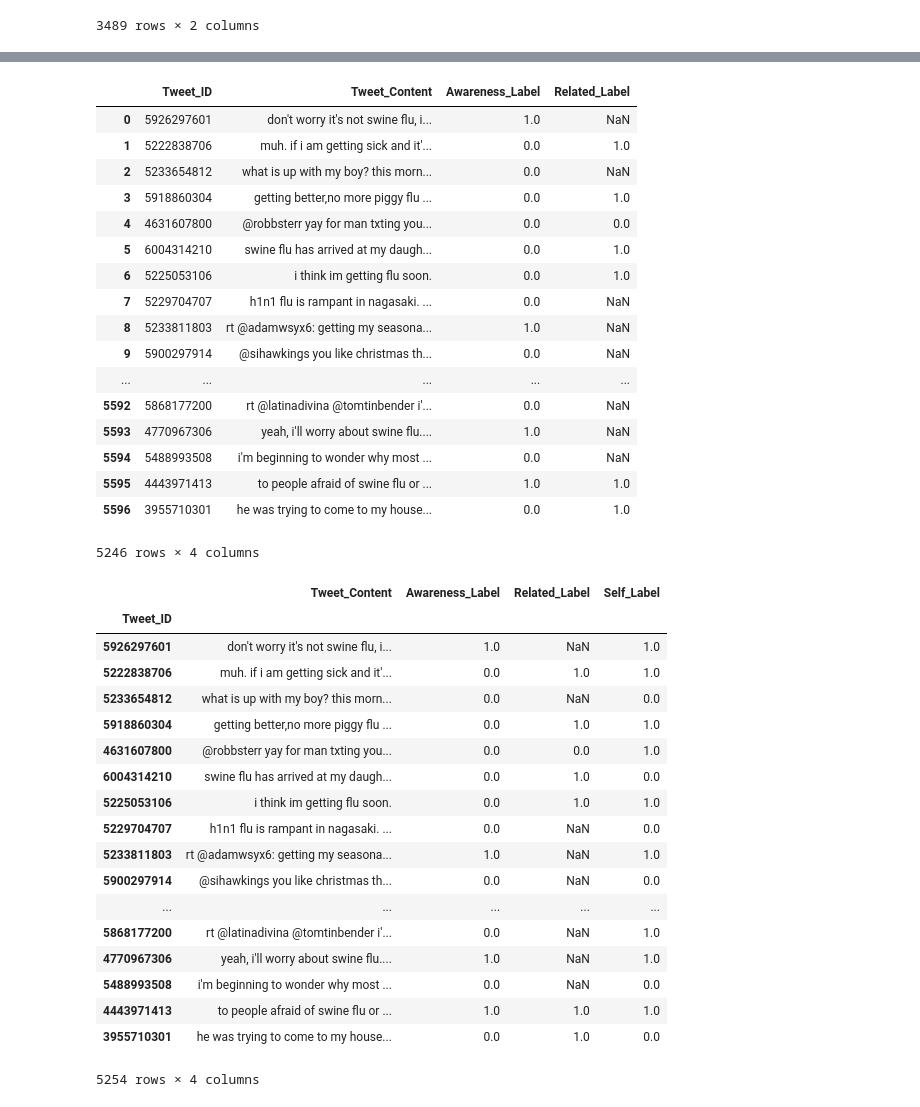
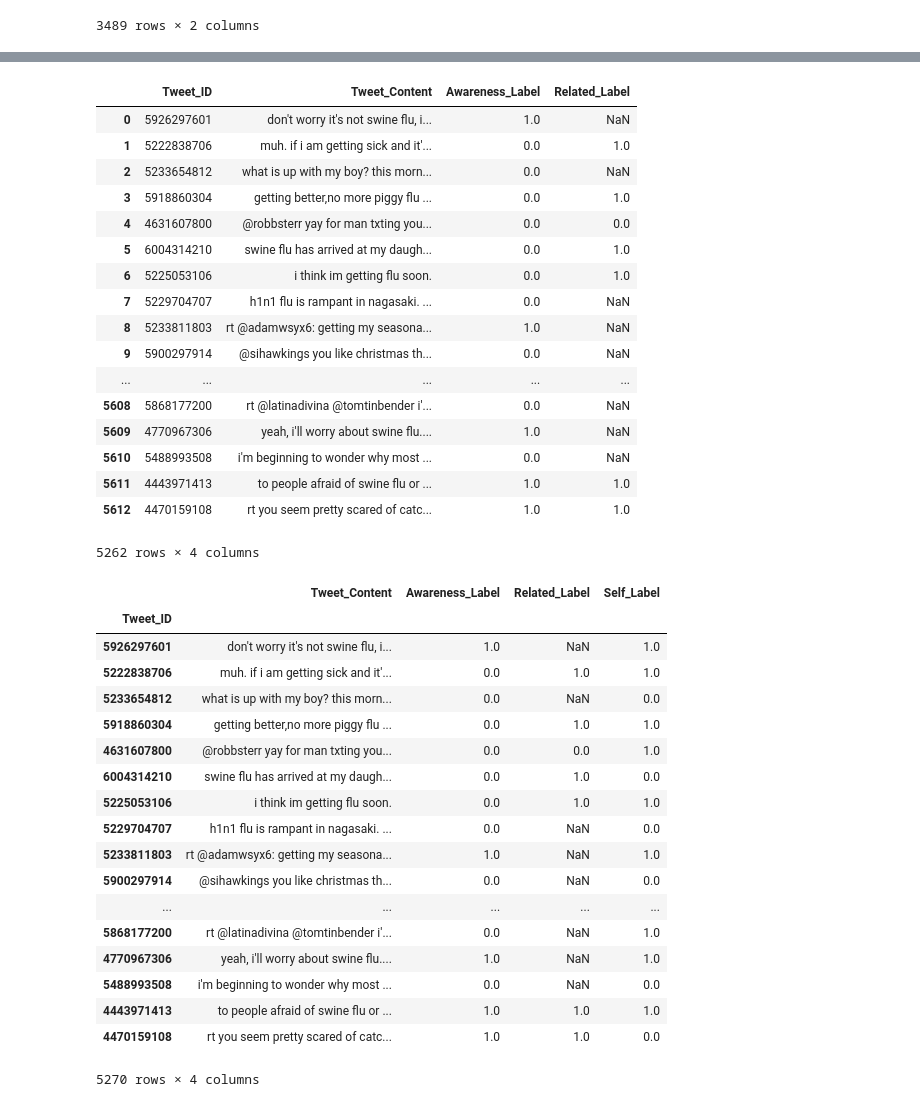
Before and after one commit to stassyvichev/w266-final-project, a Jupyter notebook: Data-Processing-for-Labeled-and-Unlabeled-Tweets.ipynb, the cells around one changed output, grey strips where cells are left out. Cells and saved outputs as stored; diff of their text form; code cells hidden in the pictures.

Commit message:
fixed tweet content files

```diff
--- a/Data-Processing-for-Labeled-and-Unlabeled-Tweets.ipynb
+++ b/Data-Processing-for-Labeled-and-Unlabeled-Tweets.ipynb
@@ -207,9 +207,9 @@ aggregateColoradoLabelData_SvO
 | 1187 | 4814312602 | 1 |
 3489 rows × 2 columns
 # %%
-tweetContentFiles = ["AwarenessVsInfection2009TweetIDs_text.txt", "AwarenessVsInfection2012TweetIDs_text.txt", \
+tweetContentFiles = ["AwarenessVsInfection2009TweetIDs_text.txt", "AwarenessVsInfection2012TweetIDs_text_FIXED.txt", \
                      "RelatedVsNotRelated2009TweetIDs_text.txt", "RelatedVsNotRelated2012TweetIDs_text_FIXED.txt", \
-                     "SelfVsOthers2009TweetIDs_text.txt", "SelfVsOthers2012TweetIDs_text.txt"]
+                     "SelfVsOthers2009TweetIDs_text.txt", "SelfVsOthers2012TweetIDs_text_FIXED.txt"]
 # %%
 tweetDataColumns = ["Tweet_ID","Tweet_Content","Blank_Label"]
 i=0
@@ -299,12 +299,12 @@ labelColoradoTweetData_AvI_RvN
 | 8 | 5233811803 | rt @adamwsyx6: getting my seasona... | 1.0 | NaN |
 | 9 | 5900297914 | @sihawkings you like christmas th... | 0.0 | NaN |
 | ... | ... | ... | ... | ... |
-| 5592 | 5868177200 | rt @latinadivina @tomtinbender i'... | 0.0 | NaN |
-| 5593 | 4770967306 | yeah, i'll worry about swine flu.... | 1.0 | NaN |
-| 5594 | 5488993508 | i'm beginning to wonder why most ... | 0.0 | NaN |
-| 5595 | 4443971413 | to people afraid of swine flu or ... | 1.0 | 1.0 |
-| 5596 | 3955710301 | he was trying to come to my house... | 0.0 | 1.0 |
+| 5608 | 5868177200 | rt @latinadivina @tomtinbender i'... | 0.0 | NaN |
+| 5609 | 4770967306 | yeah, i'll worry about swine flu.... | 1.0 | NaN |
+| 5610 | 5488993508 | i'm beginning to wonder why most ... | 0.0 | NaN |
+| 5611 | 4443971413 | to people afraid of swine flu or ... | 1.0 | 1.0 |
+| 5612 | 4470159108 | rt you seem pretty scared of catc... | 1.0 | 1.0 |
-5246 rows × 4 columns
+5262 rows × 4 columns
 # %%
 labelColoradoTweetData_AvI_RvN_SvO = pandas.merge(labelColoradoTweetData_AvI_RvN, \
                                       aggregateColoradoLabelData_SvO, how='left', on='Tweet_ID')
@@ -317,30 +317,30 @@ labelColoradoTweetData_AvI_RvN_SvO["Tweet_Content"].to_csv("Colorado_Flu_Study_T
 # %%
 labelColoradoTweetData_AvI_RvN_SvO = pandas.merge(labelColoradoTweetData_AvI_RvN, \
                                       aggregateColoradoLabelData_SvO, how='left', on='Tweet_ID')
 
 
 labelColoradoTweetData_AvI_RvN_SvO = labelColoradoTweetData_AvI_RvN_SvO.drop_duplicates()
 
 labelColoradoTweetData_AvI_RvN_SvO = labelColoradoTweetData_AvI_RvN_SvO.set_index("Tweet_ID")
-labelColoradoTweetData_AvI_RvN_SvO.to_csv("Labeled_Colorado_Flu_Study_Tweets_AvI_RvN_SvO.csv")
+labelColoradoTweetData_AvI_RvN_SvO.to_csv("Labeled_Colorado_Flu_Study_Tweets_AvI_RvN_SvO.csv", sep='\t')
 labelColoradoTweetData_AvI_RvN_SvO
 # %% [output]
 |  | Tweet_Content | Awareness_Label | Related_Label | Self_Label |
 | Tweet_ID |  |  |  |  |
 | 5926297601 | don't worry it's not swine flu, i... | 1.0 | NaN | 1.0 |
 | 5222838706 | muh. if i am getting sick and it'... | 0.0 | 1.0 | 1.0 |
 | 5233654812 | what is up with my boy? this morn... | 0.0 | NaN | 0.0 |
 | 5918860304 | getting better,no more piggy flu ... | 0.0 | 1.0 | 1.0 |
 | 4631607800 | @robbsterr yay for man txting you... | 0.0 | 0.0 | 1.0 |
 | 6004314210 | swine flu has arrived at my daugh... | 0.0 | 1.0 | 0.0 |
 | 5225053106 | i think im getting flu soon. | 0.0 | 1.0 | 1.0 |
 | 5229704707 | h1n1 flu is rampant in nagasaki. ... | 0.0 | NaN | 0.0 |
 | 5233811803 | rt @adamwsyx6: getting my seasona... | 1.0 | NaN | 1.0 |
 | 5900297914 | @sihawkings you like christmas th... | 0.0 | NaN | 0.0 |
 | ... | ... | ... | ... | ... |
 | 5868177200 | rt @latinadivina @tomtinbender i'... | 0.0 | NaN | 1.0 |
 | 4770967306 | yeah, i'll worry about swine flu.... | 1.0 | NaN | 1.0 |
 | 5488993508 | i'm beginning to wonder why most ... | 0.0 | NaN | 0.0 |
 | 4443971413 | to people afraid of swine flu or ... | 1.0 | 1.0 | 1.0 |
-| 3955710301 | he was trying to come to my house... | 0.0 | 1.0 | 0.0 |
+| 4470159108 | rt you seem pretty scared of catc... | 1.0 | 1.0 | 0.0 |
-5254 rows × 4 columns
+5270 rows × 4 columns
```
Also changed, not shown: parts of 2 cells of this notebook, 4 other files.
